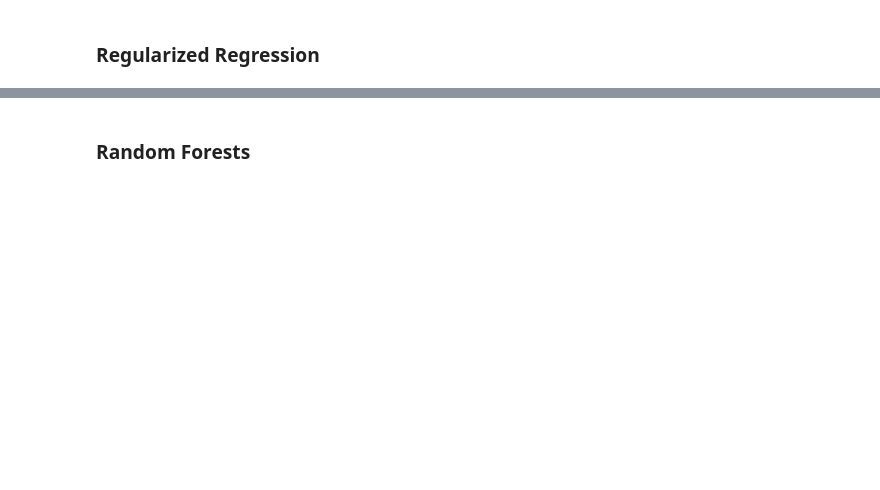
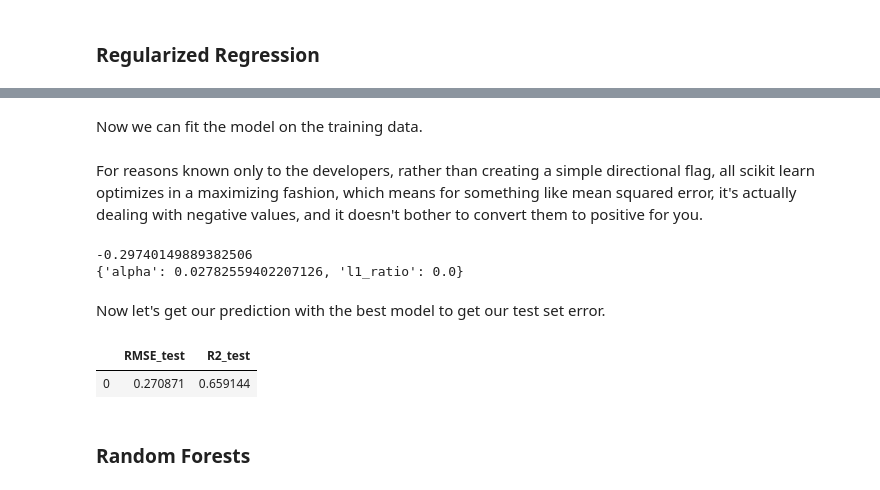
Before and after one commit to m-clark/data-processing-and-visualization, a Jupyter notebook: code/ml.ipynb, the cells around one changed output, grey strips where cells are left out. Saved outputs shown, nothing was run; the diff lists cells and outputs as text; code cells hidden in the pictures; blank space fills up the shorter version.

```diff
--- a/code/ml.ipynb
+++ b/code/ml.ipynb
@@ -69,0 +94,10 @@ dtype: float64
+# %%
+X = happy_processed.drop(columns=['happiness_score', 'country'])
+y = happy_processed[['happiness_score']]
+
+X_train, X_test, y_train, y_test = train_test_split(
+    X,
+    y,
+    test_size = 0.33,
+    random_state = 1212
+)
@@ -69,0 +106,20 @@ dtype: float64
+# %%
+from sklearn.model_selection import KFold
+from sklearn.model_selection import GridSearchCV
+from sklearn.linear_model import ElasticNet
+from sklearn.linear_model import ElasticNetCV
+
+
+alphas = np.logspace(-10, -.5, 10)
+lambdas = np.linspace(0, 1, 10)
+
+tuned_parameters = [{'alpha': alphas, 'l1_ratio': lambdas}]
+n_folds = 10
+
+grid_search = GridSearchCV(
+    ElasticNet(max_iter = 5e3, selection = 'random'),
+    tuned_parameters,
+    cv = n_folds,
+    refit = True,
+    scoring = 'neg_mean_squared_error'
+)
@@ -70,2 +130,27 @@ dtype: float64
+# %% [markdown]
+Now we can fit the model on the training data.
+# %%
+cv_results = grid_search.fit(X_train, y_train)  # you will likely get some convergence warnings
+# %% [markdown]
+For reasons known only to the developers, rather than creating a simple directional flag, all scikit learn optimizes in a maximizing fashion, which means for something like mean squared error, it's actually dealing with negative values, and it doesn't bother to convert them to positive for you.
+# %%
+print(cv_results.best_score_)
+print(cv_results.best_params_)
+# %% [output]
+-0.29740149889382506
+{'alpha': 0.02782559402207126, 'l1_ratio': 0.0}
+# %% [markdown]
+Now let's get our prediction with the best model to get our test set error.
+# %%
+from sklearn.metrics import mean_squared_error, r2_score
+
+pd.DataFrame({
+    'RMSE_test': mean_squared_error(cv_results.predict(X_test), y_test),
+    'R2_test': r2_score(cv_results.predict(X_test), y_test)},
+    index = [0]
+)
+# %% [output]
+|  | RMSE_test | R2_test |
+| 0 | 0.270871 | 0.659144 |
 # %% [markdown]
 ### Random Forests
```
Also changed, not shown: parts of 30 cells of this notebook, 28 other files.
